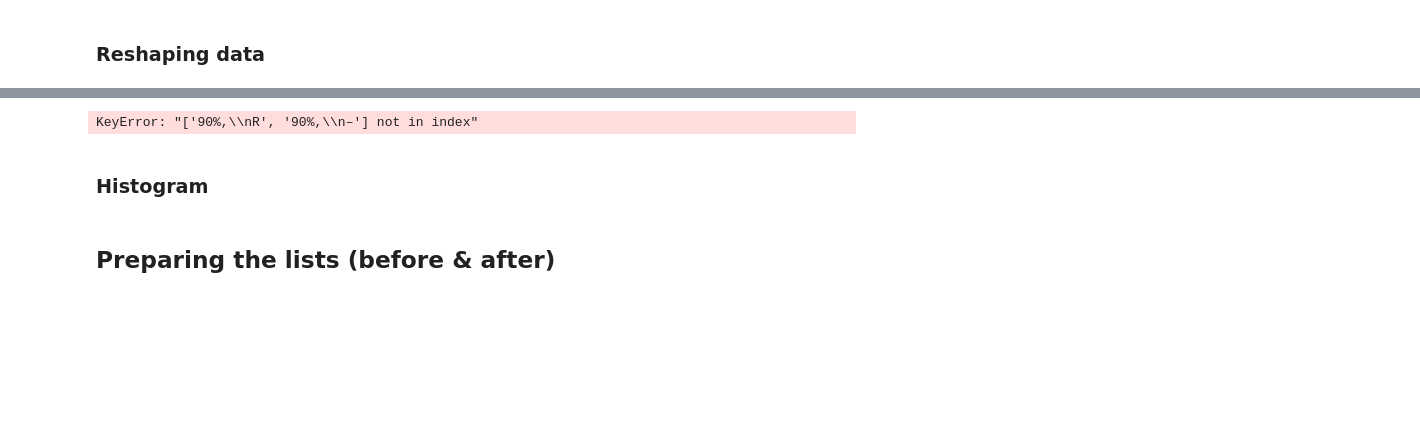
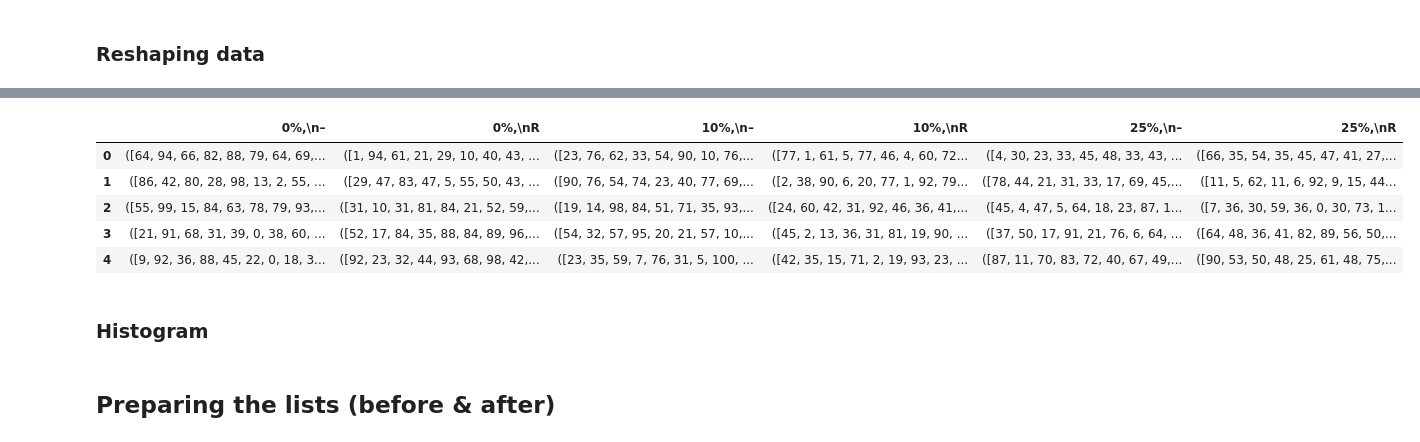
Before and after one commit to felicity-reddel/abm_internship, a Jupyter notebook: notebooks/Viz_Belief_Distributions.ipynb, the cells around one changed output, grey strips where cells are left out. Drawn from its saved outputs; the diff is of its cells as text; code cells hidden in the pictures; blank space fills up the shorter version.

```diff
--- a/notebooks/Viz_Belief_Distributions.ipynb
+++ b/notebooks/Viz_Belief_Distributions.ipynb
@@ -40,25 +46,32 @@ data.head(5)
 # %%
 # Rename columns
 # column_names = ["0%_True", "0%_False","0%_True", "0%_False","0%_True", "0%_False","0%_True", "0%_False",]
 data.rename({"((0.0, <SelectAgentsBy.RANDOM: 0>), True)":"0%,\nR",
              "((0.0, <SelectAgentsBy.RANDOM: 0>), False)":"0%,\n–",
              "((0.1, <SelectAgentsBy.RANDOM: 0>), True)":"10%,\nR",
              "((0.1, <SelectAgentsBy.RANDOM: 0>), False)":"10%,\n–",
              "((0.25, <SelectAgentsBy.RANDOM: 0>), True)":"25%,\nR",
              "((0.25, <SelectAgentsBy.RANDOM: 0>), False)":"25%,\n–",
-             "((0.9, <SelectAgentsBy.RANDOM: 0>), True)":"90%,\nR",
-             "((0.9, <SelectAgentsBy.RANDOM: 0>), False)":"90%,\n–"}, axis="columns", inplace=True)
+             # "((0.9, <SelectAgentsBy.RANDOM: 0>), True)":"90%,\nR",
+             # "((0.9, <SelectAgentsBy.RANDOM: 0>), False)":"90%,\n–"
+             }, axis="columns", inplace=True)
 
 
 # Switch Columns (first w/o ranking, then w/ranking)
 data = data[["0%,\n–", "0%,\nR",
              "10%,\n–", "10%,\nR",
              "25%,\n–", "25%,\nR",
-             "90%,\n–", "90%,\nR",]]
+             # "90%,\n–", "90%,\nR",
+             ]]
 
 data.head(5)
 # %% [output]
-KeyError: "['90%,\\nR', '90%,\\n–'] not in index"
+|  | 0%,\n– | 0%,\nR | 10%,\n– | 10%,\nR | 25%,\n– | 25%,\nR |
+| 0 | ([64, 94, 66, 82, 88, 79, 64, 69,... | ([1, 94, 61, 21, 29, 10, 40, 43, ... | ([23, 76, 62, 33, 54, 90, 10, 76,... | ([77, 1, 61, 5, 77, 46, 4, 60, 72... | ([4, 30, 23, 33, 45, 48, 33, 43, ... | ([66, 35, 54, 35, 45, 47, 41, 27,... |
+| 1 | ([86, 42, 80, 28, 98, 13, 2, 55, ... | ([29, 47, 83, 47, 5, 55, 50, 43, ... | ([90, 76, 54, 74, 23, 40, 77, 69,... | ([2, 38, 90, 6, 20, 77, 1, 92, 79... | ([78, 44, 21, 31, 33, 17, 69, 45,... | ([11, 5, 62, 11, 6, 92, 9, 15, 44... |
+| 2 | ([55, 99, 15, 84, 63, 78, 79, 93,... | ([31, 10, 31, 81, 84, 21, 52, 59,... | ([19, 14, 98, 84, 51, 71, 35, 93,... | ([24, 60, 42, 31, 92, 46, 36, 41,... | ([45, 4, 47, 5, 64, 18, 23, 87, 1... | ([7, 36, 30, 59, 36, 0, 30, 73, 1... |
+| 3 | ([21, 91, 68, 31, 39, 0, 38, 60, ... | ([52, 17, 84, 35, 88, 84, 89, 96,... | ([54, 32, 57, 95, 20, 21, 57, 10,... | ([45, 2, 13, 36, 31, 81, 19, 90, ... | ([37, 50, 17, 91, 21, 76, 6, 64, ... | ([64, 48, 36, 41, 82, 89, 56, 50,... |
+| 4 | ([9, 92, 36, 88, 45, 22, 0, 18, 3... | ([92, 23, 32, 44, 93, 68, 98, 42,... | ([23, 35, 59, 7, 76, 31, 5, 100, ... | ([42, 35, 15, 71, 2, 19, 93, 23, ... | ([87, 11, 70, 83, 72, 40, 67, 49,... | ([90, 53, 50, 48, 25, 61, 48, 75,... |
 # %% [markdown]
 ### Histogram
 # %%
```
Also changed, not shown: parts of 10 cells of this notebook, 5 other files.
